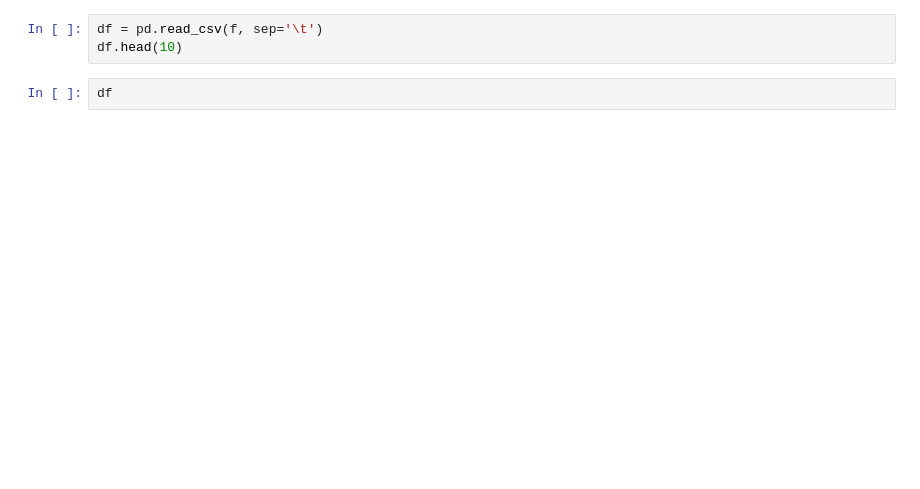
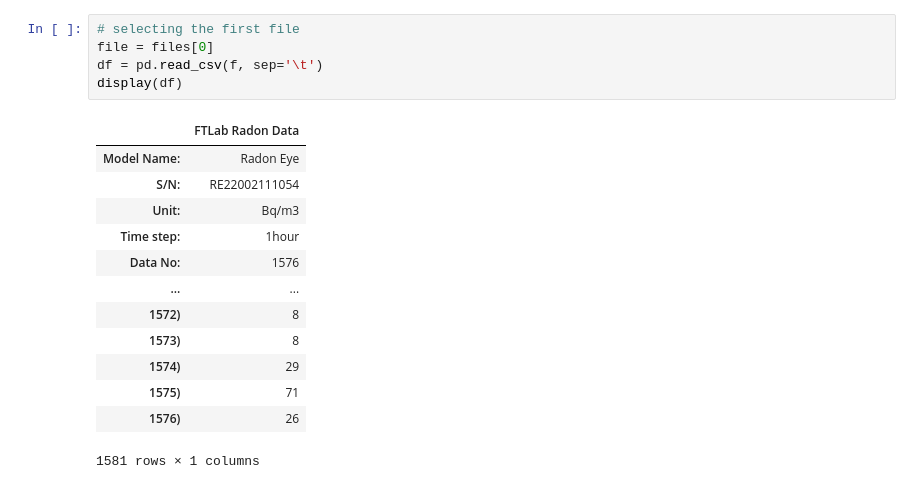
Before and after one commit to ai2ys/FTLab-Radon-Eye-evaluate-log, a Jupyter notebook: EvaluateLog.ipynb, the cells around one changed output. Saved outputs shown, nothing was run; the diff lists cells and outputs as text; blank space fills up the shorter version.

```diff
--- a/EvaluateLog.ipynb
+++ b/EvaluateLog.ipynb
@@ -20,5 +42,19 @@ date_time_obj
 # %%
+# selecting the first file
+file = files[0]
 df = pd.read_csv(f, sep='\t')
-df.head(10)
+display(df)
+# %% [output]
+|  | FTLab Radon Data |
+| Model Name: | Radon Eye |
+| S/N: | RE22002111054 |
+| Unit: | Bq/m3 |
+| Time step: | 1hour |
+| Data No: | 1576 |
+| ... | ... |
+| 1572) | 8 |
+| 1573) | 8 |
+| 1574) | 29 |
+| 1575) | 71 |
+| 1576) | 26 |
+1581 rows × 1 columns
-# %%
-df
```
Also changed, not shown: parts of 14 cells of this notebook, 11 other files.
